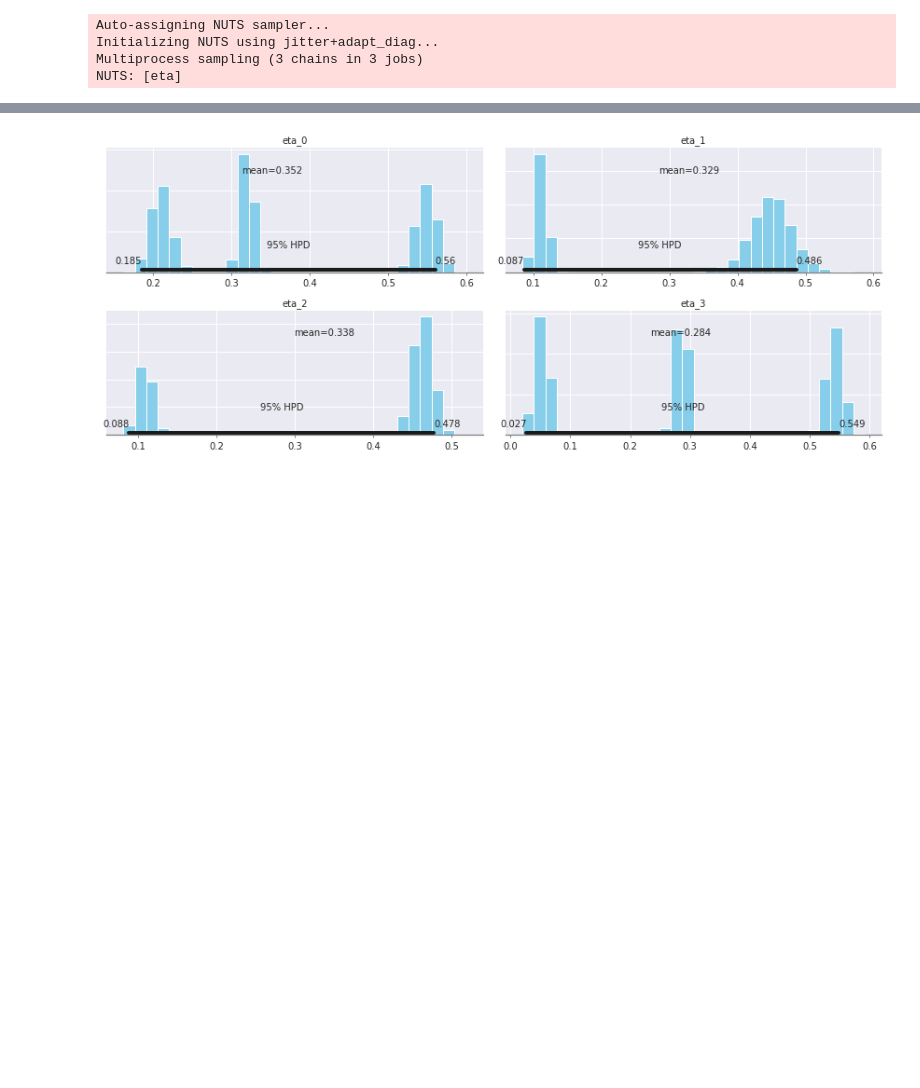
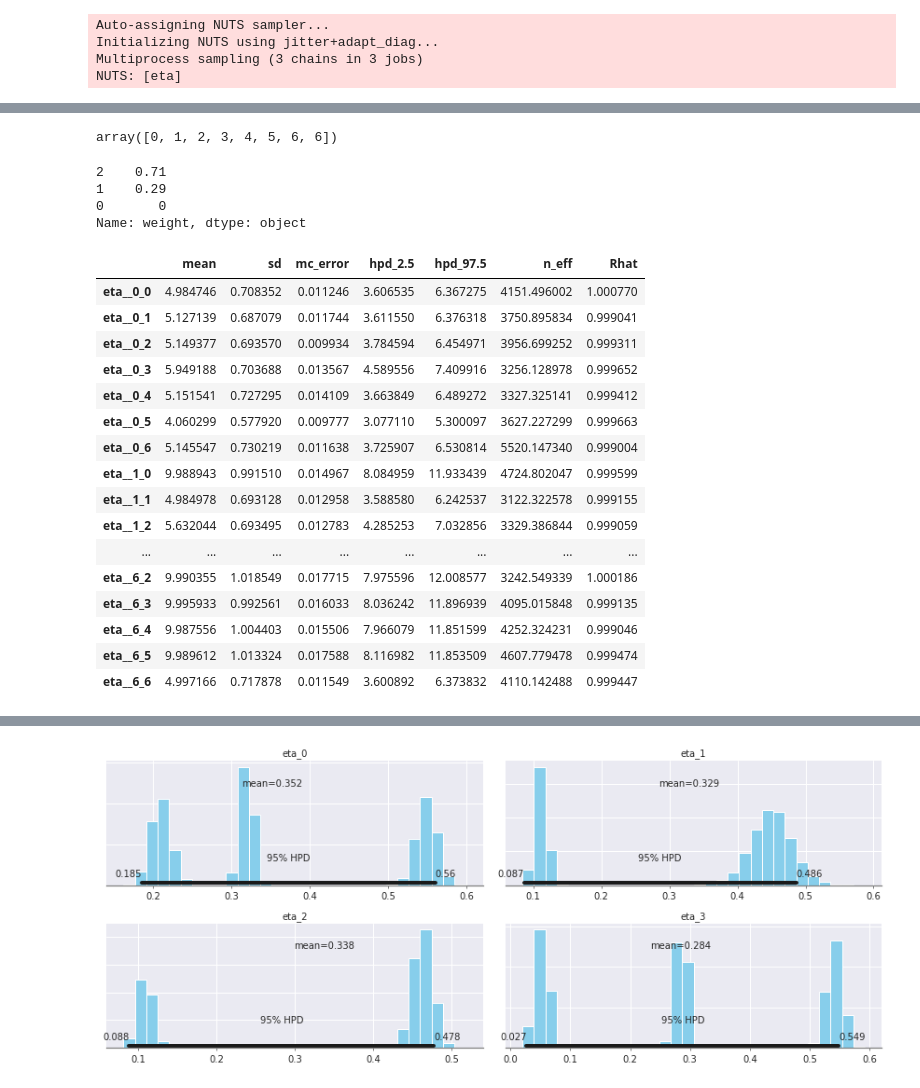
Before and after one commit to everyxs/BayesianOmics, a Jupyter notebook: DAG/DAGtest.ipynb, the cells around one changed output, grey strips where cells are left out. Drawn from its saved outputs; the diff is of its cells as text; code cells hidden in the pictures; blank space fills up the shorter version.

```diff
--- a/DAG/DAGtest.ipynb
+++ b/DAG/DAGtest.ipynb
@@ -265,2 +316,34 @@ pm.traceplot(trace);
+# %%
+Llist[ModelPosterior[ModelPosterior  > thresh].index.astype(int)[0]]
+# %% [output]
+array([0, 1, 2, 3, 4, 5, 6, 6])
+# %%
+ModelPosterior
+# %% [output]
+2    0.71
+1    0.29
+0       0
+Name: weight, dtype: object
+# %%
+pm.summary(Tlist[1])
+pm.traceplot(Tlist[0])
+# %% [output]
+|  | mean | sd | mc_error | hpd_2.5 | hpd_97.5 | n_eff | Rhat |
+| eta__0_0 | 4.984746 | 0.708352 | 0.011246 | 3.606535 | 6.367275 | 4151.496002 | 1.000770 |
+| eta__0_1 | 5.127139 | 0.687079 | 0.011744 | 3.611550 | 6.376318 | 3750.895834 | 0.999041 |
+| eta__0_2 | 5.149377 | 0.693570 | 0.009934 | 3.784594 | 6.454971 | 3956.699252 | 0.999311 |
+| eta__0_3 | 5.949188 | 0.703688 | 0.013567 | 4.589556 | 7.409916 | 3256.128978 | 0.999652 |
+| eta__0_4 | 5.151541 | 0.727295 | 0.014109 | 3.663849 | 6.489272 | 3327.325141 | 0.999412 |
+| eta__0_5 | 4.060299 | 0.577920 | 0.009777 | 3.077110 | 5.300097 | 3627.227299 | 0.999663 |
+| eta__0_6 | 5.145547 | 0.730219 | 0.011638 | 3.725907 | 6.530814 | 5520.147340 | 0.999004 |
+| eta__1_0 | 9.988943 | 0.991510 | 0.014967 | 8.084959 | 11.933439 | 4724.802047 | 0.999599 |
+| eta__1_1 | 4.984978 | 0.693128 | 0.012958 | 3.588580 | 6.242537 | 3122.322578 | 0.999155 |
+| eta__1_2 | 5.632044 | 0.693495 | 0.012783 | 4.285253 | 7.032856 | 3329.386844 | 0.999059 |
+| ... | ... | ... | ... | ... | ... | ... | ... |
+| eta__6_2 | 9.990355 | 1.018549 | 0.017715 | 7.975596 | 12.008577 | 3242.549339 | 1.000186 |
+| eta__6_3 | 9.995933 | 0.992561 | 0.016033 | 8.036242 | 11.896939 | 4095.015848 | 0.999135 |
+| eta__6_4 | 9.987556 | 1.004403 | 0.015506 | 7.966079 | 11.851599 | 4252.324231 | 0.999046 |
+| eta__6_5 | 9.989612 | 1.013324 | 0.017588 | 8.116982 | 11.853509 | 4607.779478 | 0.999474 |
+| eta__6_6 | 4.997166 | 0.717878 | 0.011549 | 3.600892 | 6.373832 | 4110.142488 | 0.999447 |
 # %%
 from pymc3 import forestplot, traceplot, plot_posterior
```
Also changed, not shown: parts of 22 cells of this notebook, 1 other file.
